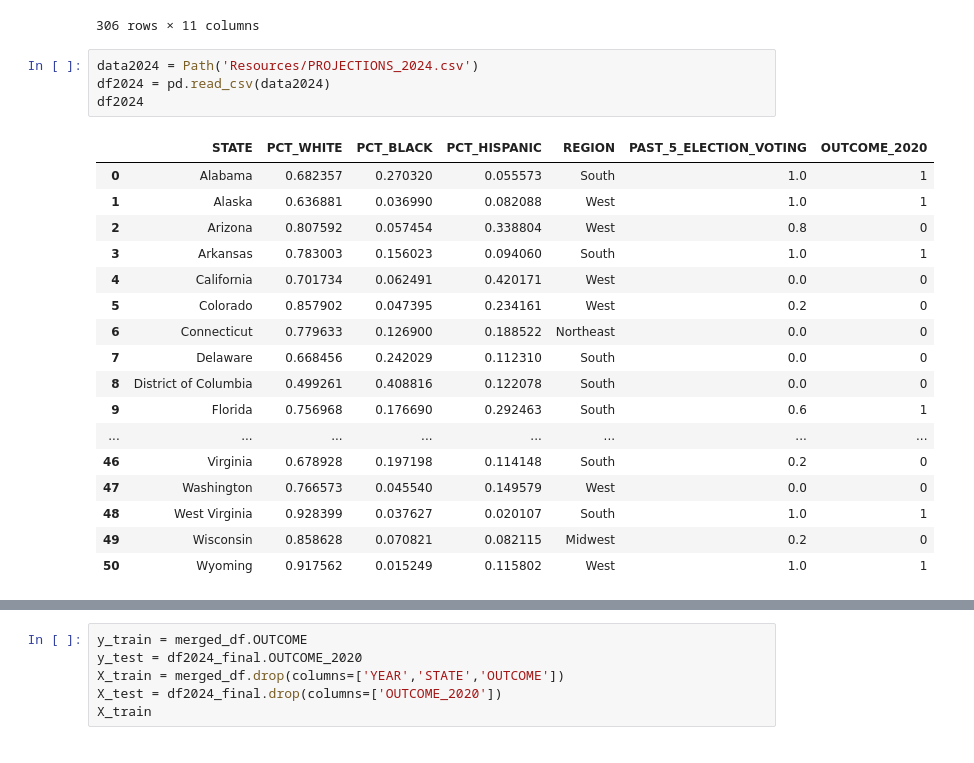
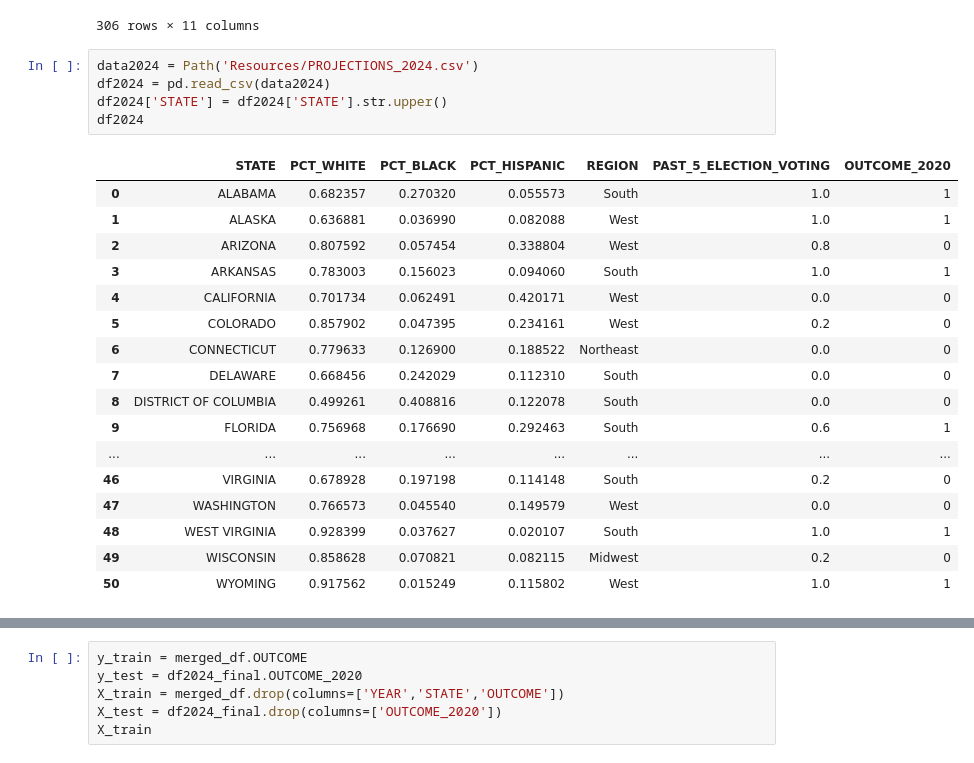
Before and after one commit to jipearson/blue-team, a Jupyter notebook: Model_2024_Projection.ipynb, the cells around one changed output, grey strips where cells are left out. Saved outputs shown, nothing was run; the diff lists cells and outputs as text.

```diff
--- a/Model_2024_Projection.ipynb
+++ b/Model_2024_Projection.ipynb
@@ -254,25 +254,26 @@ merged_df
 # %%
 data2024 = Path('Resources/PROJECTIONS_2024.csv')
 df2024 = pd.read_csv(data2024)
+df2024['STATE'] = df2024['STATE'].str.upper()
 df2024
 # %% [output]
 |  | STATE | PCT_WHITE | PCT_BLACK | PCT_HISPANIC | REGION | PAST_5_ELECTION_VOTING | OUTCOME_2020 |
-| 0 | Alabama | 0.682357 | 0.270320 | 0.055573 | South | 1.0 | 1 |
-| 1 | Alaska | 0.636881 | 0.036990 | 0.082088 | West | 1.0 | 1 |
-| 2 | Arizona | 0.807592 | 0.057454 | 0.338804 | West | 0.8 | 0 |
-| 3 | Arkansas | 0.783003 | 0.156023 | 0.094060 | South | 1.0 | 1 |
-| 4 | California | 0.701734 | 0.062491 | 0.420171 | West | 0.0 | 0 |
-| 5 | Colorado | 0.857902 | 0.047395 | 0.234161 | West | 0.2 | 0 |
-| 6 | Connecticut | 0.779633 | 0.126900 | 0.188522 | Northeast | 0.0 | 0 |
-| 7 | Delaware | 0.668456 | 0.242029 | 0.112310 | South | 0.0 | 0 |
-| 8 | District of Columbia | 0.499261 | 0.408816 | 0.122078 | South | 0.0 | 0 |
-| 9 | Florida | 0.756968 | 0.176690 | 0.292463 | South | 0.6 | 1 |
+| 0 | ALABAMA | 0.682357 | 0.270320 | 0.055573 | South | 1.0 | 1 |
+| 1 | ALASKA | 0.636881 | 0.036990 | 0.082088 | West | 1.0 | 1 |
+| 2 | ARIZONA | 0.807592 | 0.057454 | 0.338804 | West | 0.8 | 0 |
+| 3 | ARKANSAS | 0.783003 | 0.156023 | 0.094060 | South | 1.0 | 1 |
+| 4 | CALIFORNIA | 0.701734 | 0.062491 | 0.420171 | West | 0.0 | 0 |
+| 5 | COLORADO | 0.857902 | 0.047395 | 0.234161 | West | 0.2 | 0 |
+| 6 | CONNECTICUT | 0.779633 | 0.126900 | 0.188522 | Northeast | 0.0 | 0 |
+| 7 | DELAWARE | 0.668456 | 0.242029 | 0.112310 | South | 0.0 | 0 |
+| 8 | DISTRICT OF COLUMBIA | 0.499261 | 0.408816 | 0.122078 | South | 0.0 | 0 |
+| 9 | FLORIDA | 0.756968 | 0.176690 | 0.292463 | South | 0.6 | 1 |
 | ... | ... | ... | ... | ... | ... | ... | ... |
-| 46 | Virginia | 0.678928 | 0.197198 | 0.114148 | South | 0.2 | 0 |
-| 47 | Washington | 0.766573 | 0.045540 | 0.149579 | West | 0.0 | 0 |
-| 48 | West Virginia | 0.928399 | 0.037627 | 0.020107 | South | 1.0 | 1 |
-| 49 | Wisconsin | 0.858628 | 0.070821 | 0.082115 | Midwest | 0.2 | 0 |
-| 50 | Wyoming | 0.917562 | 0.015249 | 0.115802 | West | 1.0 | 1 |
+| 46 | VIRGINIA | 0.678928 | 0.197198 | 0.114148 | South | 0.2 | 0 |
+| 47 | WASHINGTON | 0.766573 | 0.045540 | 0.149579 | West | 0.0 | 0 |
+| 48 | WEST VIRGINIA | 0.928399 | 0.037627 | 0.020107 | South | 1.0 | 1 |
+| 49 | WISCONSIN | 0.858628 | 0.070821 | 0.082115 | Midwest | 0.2 | 0 |
+| 50 | WYOMING | 0.917562 | 0.015249 | 0.115802 | West | 1.0 | 1 |
 # %%
 df2024_final = pd.get_dummies(data=df2024, columns=['REGION']).set_index('STATE')
 
```
Also changed, not shown: parts of 3 cells of this notebook, 6 other files.
